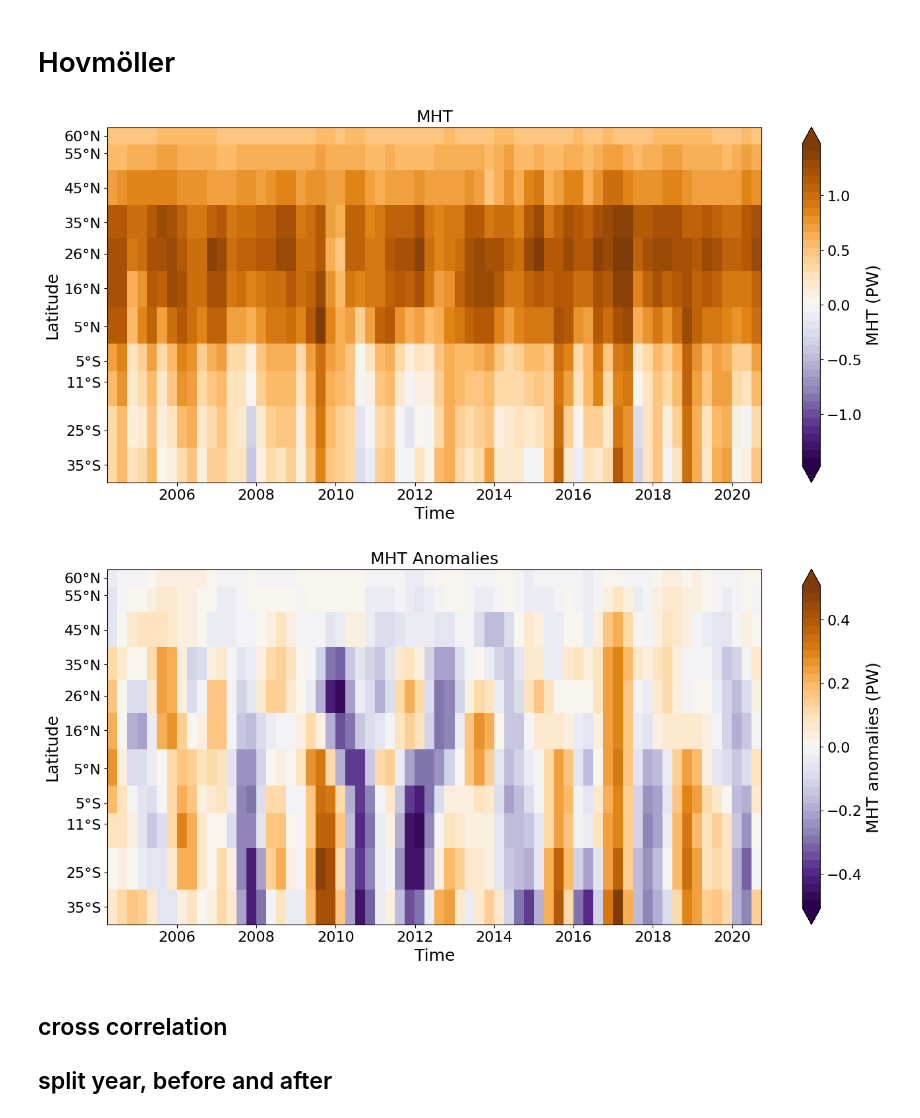
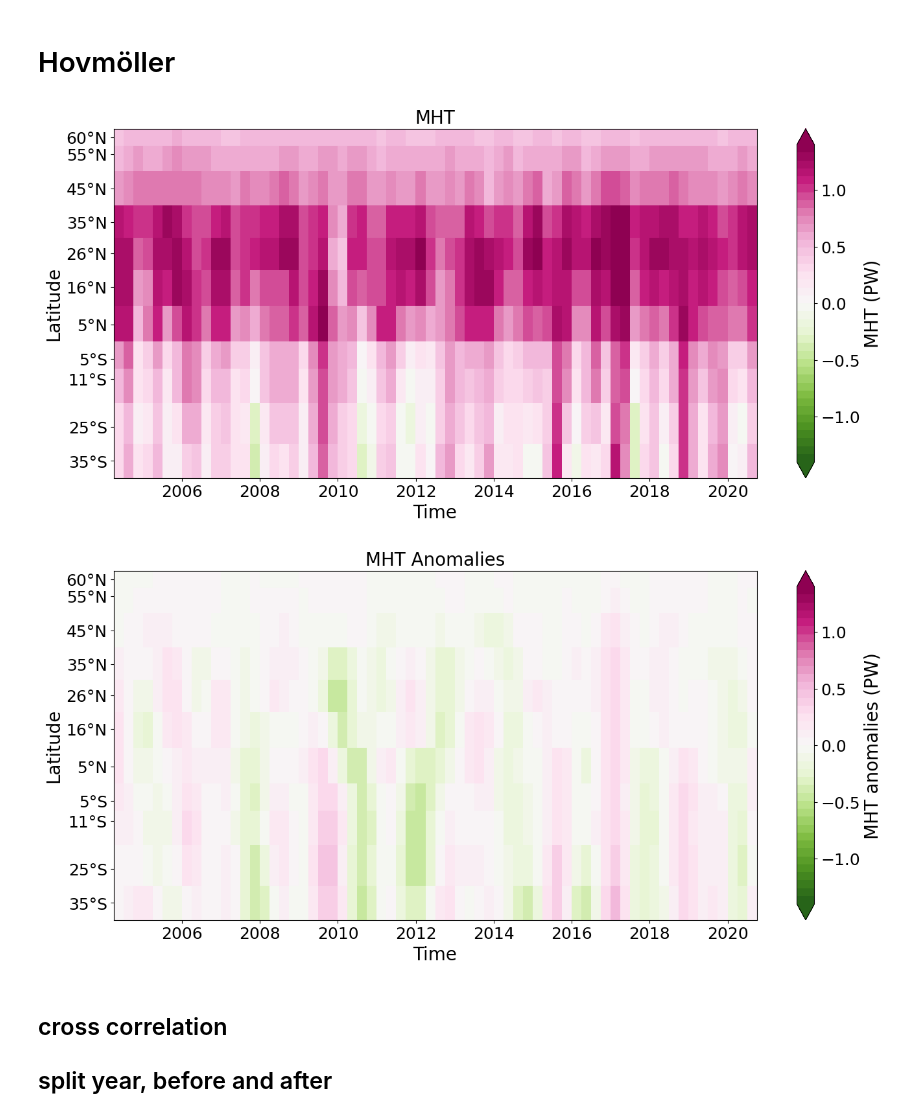
Before and after one commit to lea-dietz/masterthesis, a Jupyter notebook: coding/mht.ipynb, the cells around one changed output. Drawn from its saved outputs; the diff is of its cells as text; code cells hidden in the pictures.

```diff
--- a/coding/mht.ipynb
+++ b/coding/mht.ipynb
@@ -132,13 +137,20 @@ plt.rcParams.update({
 
 
 def make_diverging_cmap(palette, n=40):
-    colors_ = palette.mpl_colors
-    cmap = mcolors.LinearSegmentedColormap.from_list('custom_diverging', colors_)
+    if hasattr(palette, 'mpl_colors'):
+        colors_ = palette.mpl_colors
+        cmap = mcolors.LinearSegmentedColormap.from_list('custom_diverging', colors_)
+    else:
+        cmap = palette  # already a matplotlib Colormap (e.g. cmocean)
     return mcolors.ListedColormap(cmap(np.linspace(0, 1, n)))
 
 cmap_corr = make_diverging_cmap(cb.diverging.RdBu_11_r)      # correlation: red-blue (conventional)
-cmap_mht  = make_diverging_cmap(cb.diverging.PuOr_11_r)         # MHT anomalies
+cmap_mht  = make_diverging_cmap(cb.diverging.PiYG_11_r)         # MHT anomalies
+# cmap_mht = make_diverging_cmap(cmo.cm.curl)
 cmap_hf   = make_diverging_cmap(cb.diverging.BrBG_11_r)         # HF anomalies
+
+
+cmap_maxlag = make_diverging_cmap(plt.cm.PiYG_r,n = 23)
 # %% [markdown]
 ## plot the timeseries raw and proceseed
 # %%
@@ -270,22 +282,25 @@ Total number of samples: 66
 # %%
 plot_hovmöller(
     mht_mean,
     lats=lats,
     lat_labels=lat_labels,
     anomalies=False,
     cmap=cmap_mht,
+    vlimits=(-1.4, 1.4),
+    savefig=True
 )
 plot_hovmöller(
     mht_filtered,
     lats=lats,
     lat_labels=lat_labels,
     anomalies=True,
     cmap=cmap_mht,
-    savefig=True
+    savefig=True,
+    vlimits=(-1.4, 1.4)
 )
 # %% [output]
-[figure, old version]
+[figure, new version]
-[figure, old version]
+[figure, new version]
 # %% [markdown]
 ## cross correlation
 ## split year, before and after
```
Also changed, not shown: parts of 41 cells of this notebook, 32 other files.
